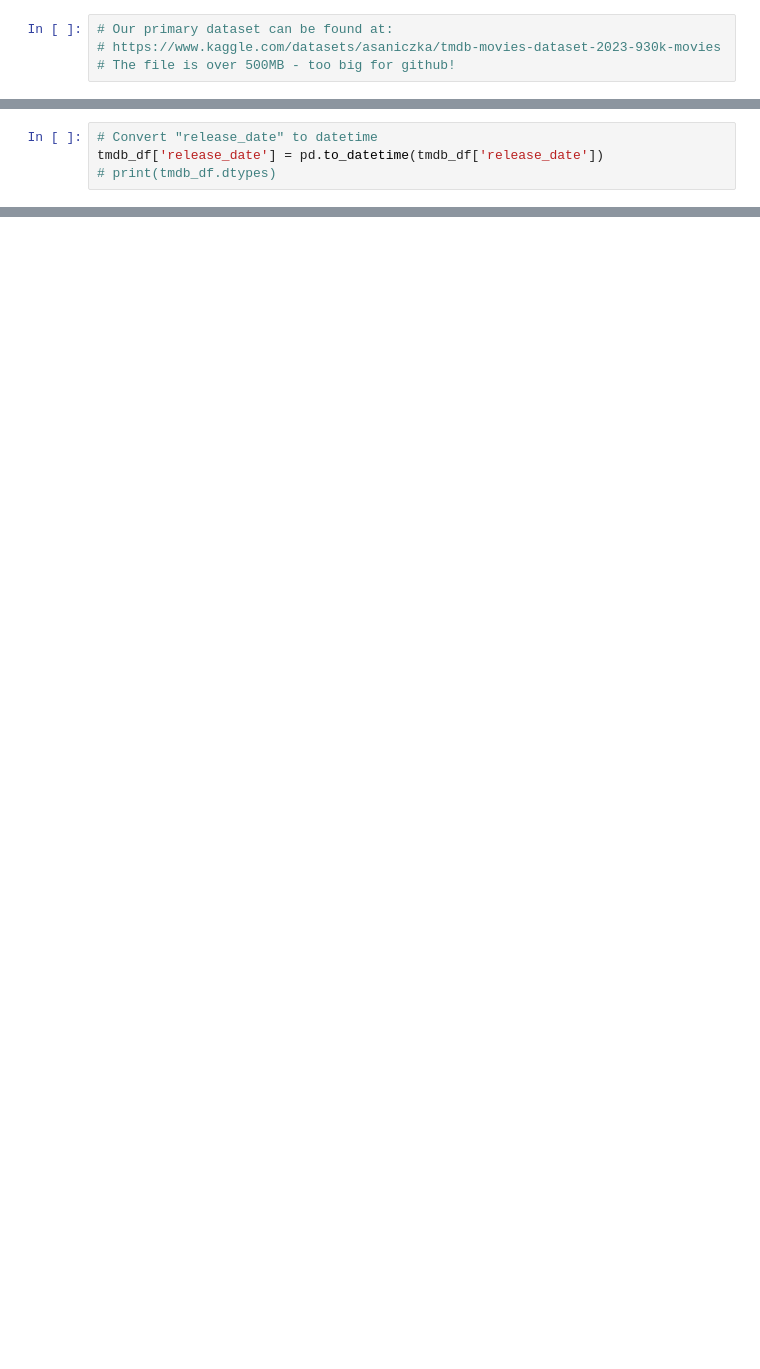
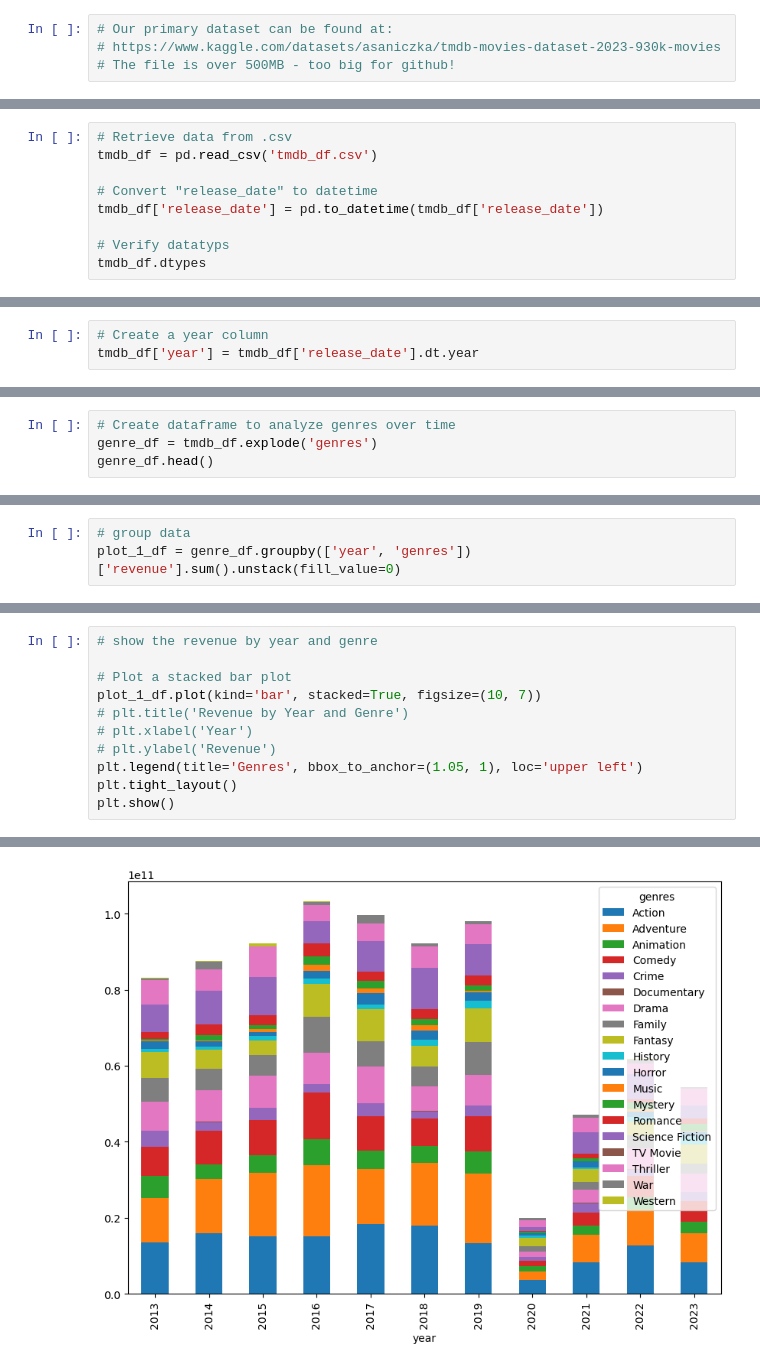
Before and after one commit to Jeff-Oliver/BCS_Project_1, a Jupyter notebook: main.ipynb, the cells around one changed output, grey strips where cells are left out. Drawn from its saved outputs; the diff is of its cells as text; blank space fills up the shorter version.

```diff
--- a/main.ipynb
+++ b/main.ipynb
@@ -44,5 +89,10 @@ tmdb_df = tmdb_full_df[['vote_average',
 # %%
+# Retrieve data from .csv
+tmdb_df = pd.read_csv('tmdb_df.csv')
+
 # Convert "release_date" to datetime
 tmdb_df['release_date'] = pd.to_datetime(tmdb_df['release_date'])
-# print(tmdb_df.dtypes)
+
+# Verify datatyps
+tmdb_df.dtypes
 # %% [output]
@@ -54,3 +111,6 @@ See the caveats in the documentation: https://pandas.pydata.org/pandas-docs/stab
+# %%
+# Create a year column
+tmdb_df['year'] = tmdb_df['release_date'].dt.year
 # %%
 # Split the genre strings into lists for manipulation
 tmdb_df['genres'] = tmdb_df['genres'].str.split(', ')
@@ -134,0 +167,4 @@ sliced_df.shape
+# %%
+# Create dataframe to analyze genres over time
+genre_df = tmdb_df.explode('genres')
+genre_df.head()
@@ -134,0 +178,3 @@ sliced_df.shape
+# %%
+# group data
+plot_1_df = genre_df.groupby(['year', 'genres'])['revenue'].sum().unstack(fill_value=0)
@@ -134,0 +191,12 @@ sliced_df.shape
+# %%
+# show the revenue by year and genre
+
+# Plot a stacked bar plot
+plot_1_df.plot(kind='bar', stacked=True, figsize=(10, 7))
+# plt.title('Revenue by Year and Genre')
+# plt.xlabel('Year')
+# plt.ylabel('Revenue')
+plt.legend(title='Genres', bbox_to_anchor=(1.05, 1), loc='upper left')
+plt.tight_layout()
+plt.show()
+# %% [output]
@@ -134,0 +204 @@ sliced_df.shape
+[figure, added]
```
Also changed, not shown: parts of 33 cells of this notebook, 3 other files.
